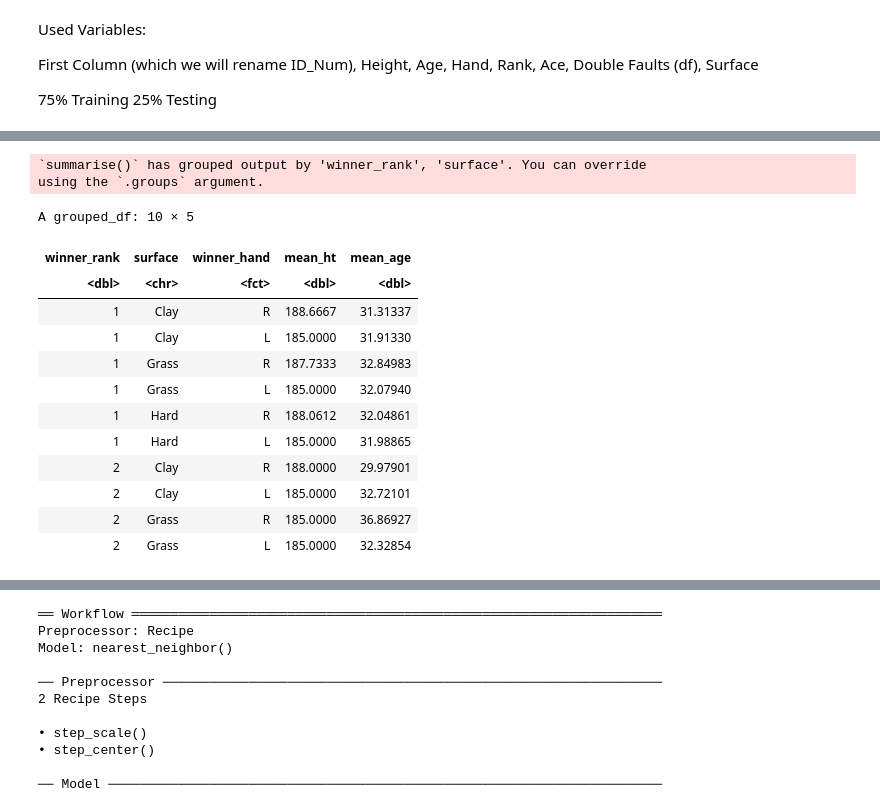
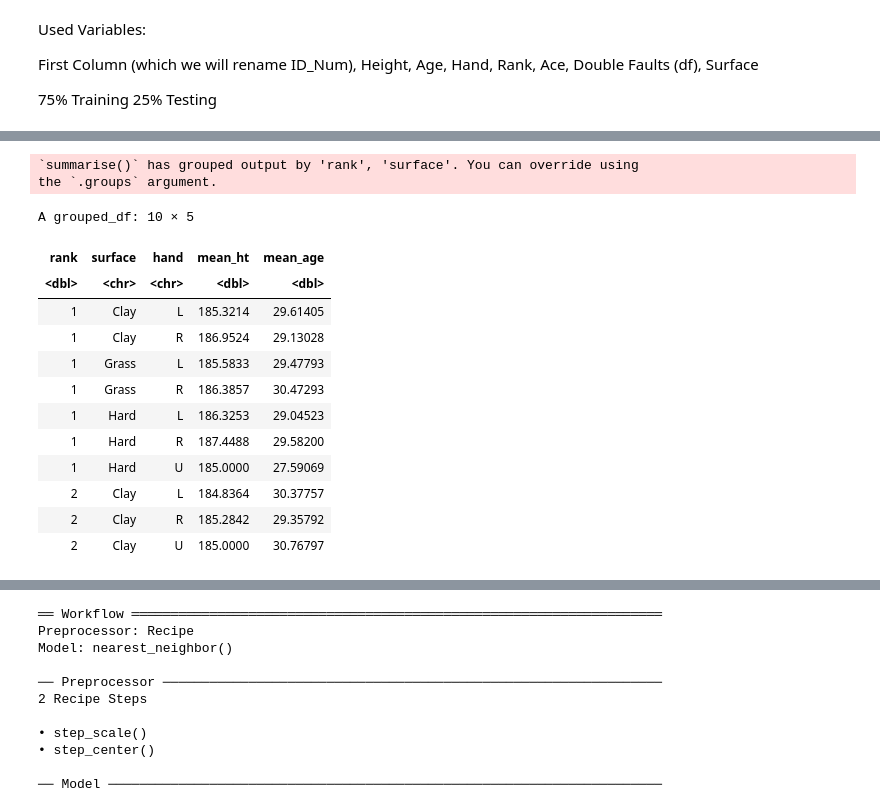
Before and after one commit to KatieSwan/DSCI100_GroupProject, a Jupyter notebook: Project_Proposal.ipynb, the cells around one changed output, grey strips where cells are left out. Saved outputs shown, nothing was run; the diff lists cells and outputs as text; code cells hidden in the pictures.

```diff
--- a/Project_Proposal.ipynb
+++ b/Project_Proposal.ipynb
@@ -65,8 +65,13 @@ tennis_pivot <- tennis_smaller |>
                      values_to = "height") |>
     pivot_longer(cols = c("winner_age", "loser_age"),
                      names_to = "wol_age",
-                     values_to = "age")
+                     values_to = "age") |>
+    pivot_longer(cols = c("winner_hand", "loser_hand"),
+                     names_to = "wol_hand",
+                     values_to = "hand")
 tennis_pivot |>
             slice(1 : 10)
+#
+#Filter all the NA first before continuing
 # %% [output]
 A tibble: 10 × 10
@@ -108,22 +90,22 @@ A tibble: 10 × 6
 # %%
-tennis_mean <- tennis_smaller|>
-    group_by(winner_rank, surface, winner_hand)|>
-    summarize(mean_ht = mean(winner_ht, na.rm = TRUE), mean_age = mean(winner_age))
+tennis_mean <- tennis_pivot|>
+    group_by(rank, surface, hand) |>
+    summarize(mean_ht = mean(height, na.rm = TRUE), mean_age = mean(age))
 head(tennis_mean, 10)
 # %% [output]
-`summarise()` has grouped output by 'winner_rank', 'surface'. You can override
-using the `.groups` argument.
+`summarise()` has grouped output by 'rank', 'surface'. You can override using
+the `.groups` argument.
 A grouped_df: 10 × 5
-| winner_rank | surface | winner_hand | mean_ht | mean_age |
-| <dbl> | <chr> | <fct> | <dbl> | <dbl> |
-| 1 | Clay | R | 188.6667 | 31.31337 |
-| 1 | Clay | L | 185.0000 | 31.91330 |
-| 1 | Grass | R | 187.7333 | 32.84983 |
-| 1 | Grass | L | 185.0000 | 32.07940 |
-| 1 | Hard | R | 188.0612 | 32.04861 |
-| 1 | Hard | L | 185.0000 | 31.98865 |
-| 2 | Clay | R | 188.0000 | 29.97901 |
-| 2 | Clay | L | 185.0000 | 32.72101 |
-| 2 | Grass | R | 185.0000 | 36.86927 |
-| 2 | Grass | L | 185.0000 | 32.32854 |
+| rank | surface | hand | mean_ht | mean_age |
+| <dbl> | <chr> | <chr> | <dbl> | <dbl> |
+| 1 | Clay | L | 185.3214 | 29.61405 |
+| 1 | Clay | R | 186.9524 | 29.13028 |
+| 1 | Grass | L | 185.5833 | 29.47793 |
+| 1 | Grass | R | 186.3857 | 30.47293 |
+| 1 | Hard | L | 186.3253 | 29.04523 |
+| 1 | Hard | R | 187.4488 | 29.58200 |
+| 1 | Hard | U | 185.0000 | 27.59069 |
+| 2 | Clay | L | 184.8364 | 30.37757 |
+| 2 | Clay | R | 185.2842 | 29.35792 |
+| 2 | Clay | U | 185.0000 | 30.76797 |
 # %%
```
Also changed, not shown: parts of 6 cells of this notebook.
